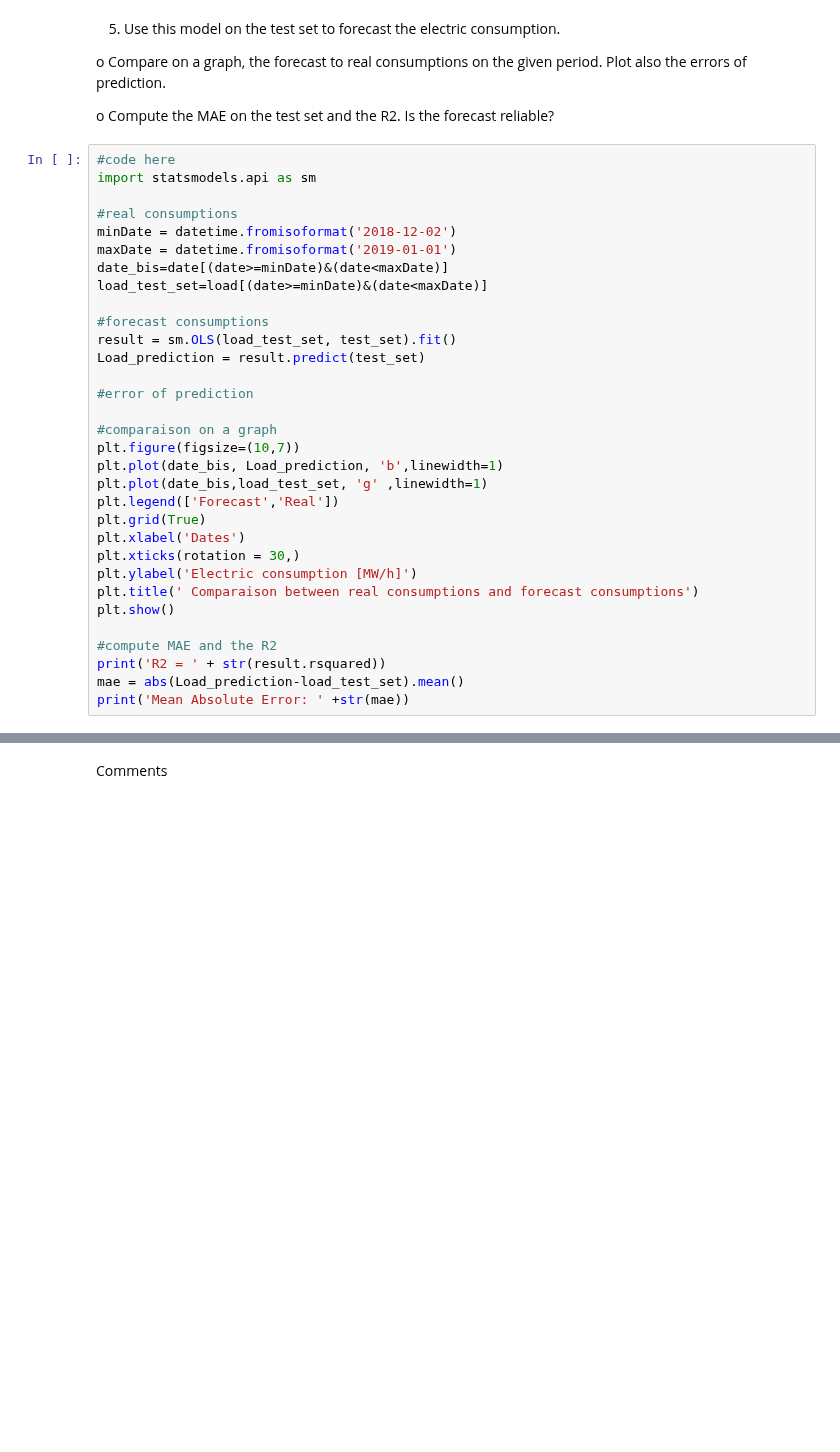
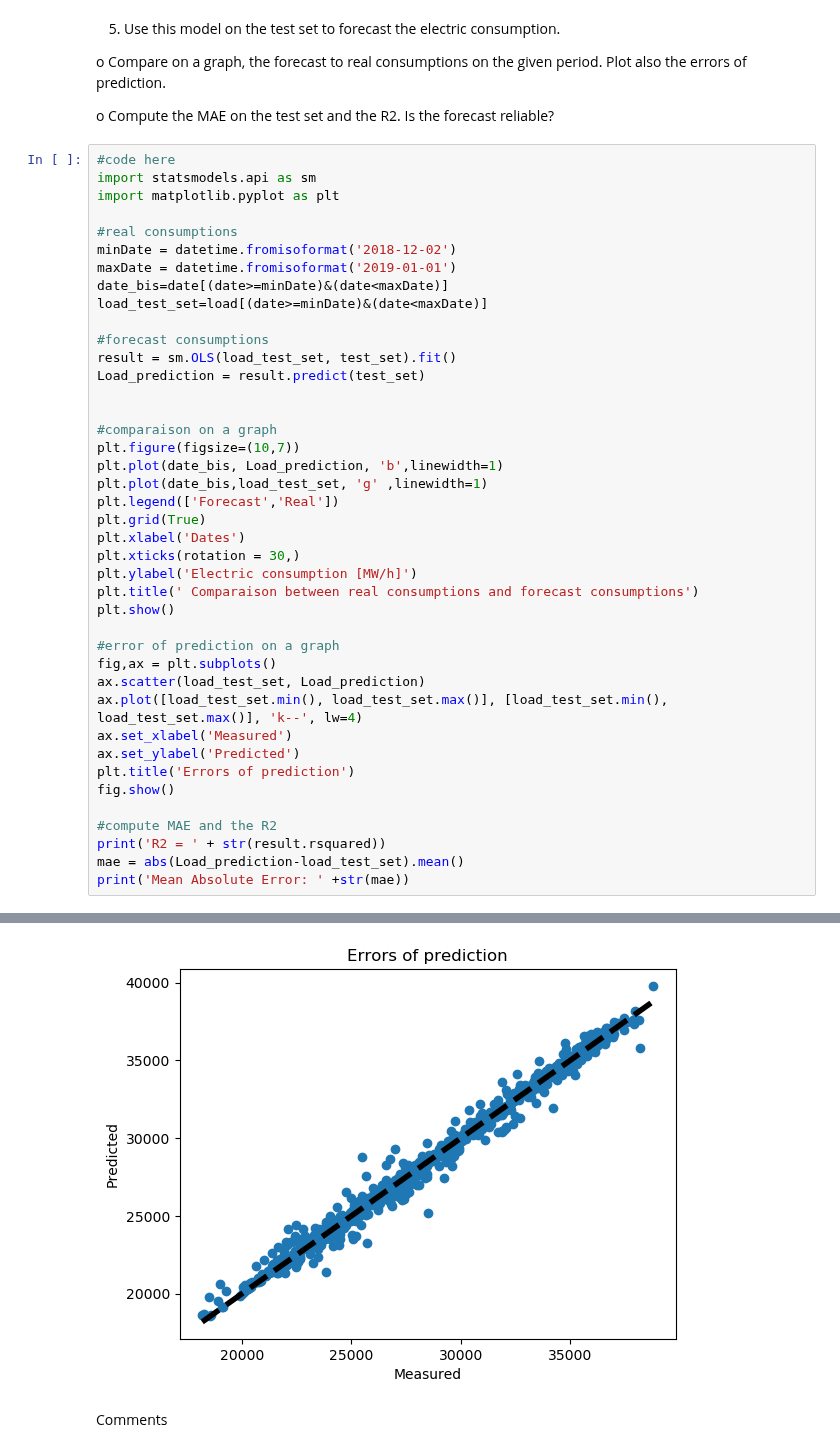
Before and after one commit to menace31/Hackathon, a Jupyter notebook: Hackathon 2-20221025/hackathon2_without_code.ipynb, the cells around one changed output, grey strips where cells are left out. Saved outputs shown, nothing was run; the diff lists cells and outputs as text; blank space fills up the shorter version.

Commit message:
errors of prediction 2.5

```diff
--- a/Hackathon 2-20221025/hackathon2_without_code.ipynb
+++ b/Hackathon 2-20221025/hackathon2_without_code.ipynb
@@ -372,39 +372,49 @@ o	Compute the MAE on the test set and the R2. Is the forecast reliable?
 # %%
 #code here
 import statsmodels.api as sm
+import matplotlib.pyplot as plt
 
 #real consumptions
 minDate = datetime.fromisoformat('2018-12-02')
 maxDate = datetime.fromisoformat('2019-01-01')
 date_bis=date[(date>=minDate)&(date<maxDate)]
 load_test_set=load[(date>=minDate)&(date<maxDate)]
 
 #forecast consumptions
 result = sm.OLS(load_test_set, test_set).fit()
 Load_prediction = result.predict(test_set)
 
-#error of prediction
 
 #comparaison on a graph
 plt.figure(figsize=(10,7))
 plt.plot(date_bis, Load_prediction, 'b',linewidth=1)
 plt.plot(date_bis,load_test_set, 'g' ,linewidth=1)
 plt.legend(['Forecast','Real'])
 plt.grid(True)
 plt.xlabel('Dates')
 plt.xticks(rotation = 30,)
 plt.ylabel('Electric consumption [MW/h]')
 plt.title(' Comparaison between real consumptions and forecast consumptions')
 plt.show()
 
+#error of prediction on a graph
+fig,ax = plt.subplots()
+ax.scatter(load_test_set, Load_prediction)
+ax.plot([load_test_set.min(), load_test_set.max()], [load_test_set.min(), load_test_set.max()], 'k--', lw=4)
+ax.set_xlabel('Measured')
+ax.set_ylabel('Predicted')
+plt.title('Errors of prediction')
+fig.show()
+
 #compute MAE and the R2
 print('R2 = ' + str(result.rsquared))
 mae = abs(Load_prediction-load_test_set).mean()
 print('Mean Absolute Error: ' +str(mae))
 # %% [output]
 [figure]
 R2 = 0.9857186637253309
 Mean Absolute Error: 390.9134216117199
+[figure, added]
 # %% [markdown]
 Comments
 # %% [markdown]
```
Also changed, not shown: parts of 3 cells of this notebook.
